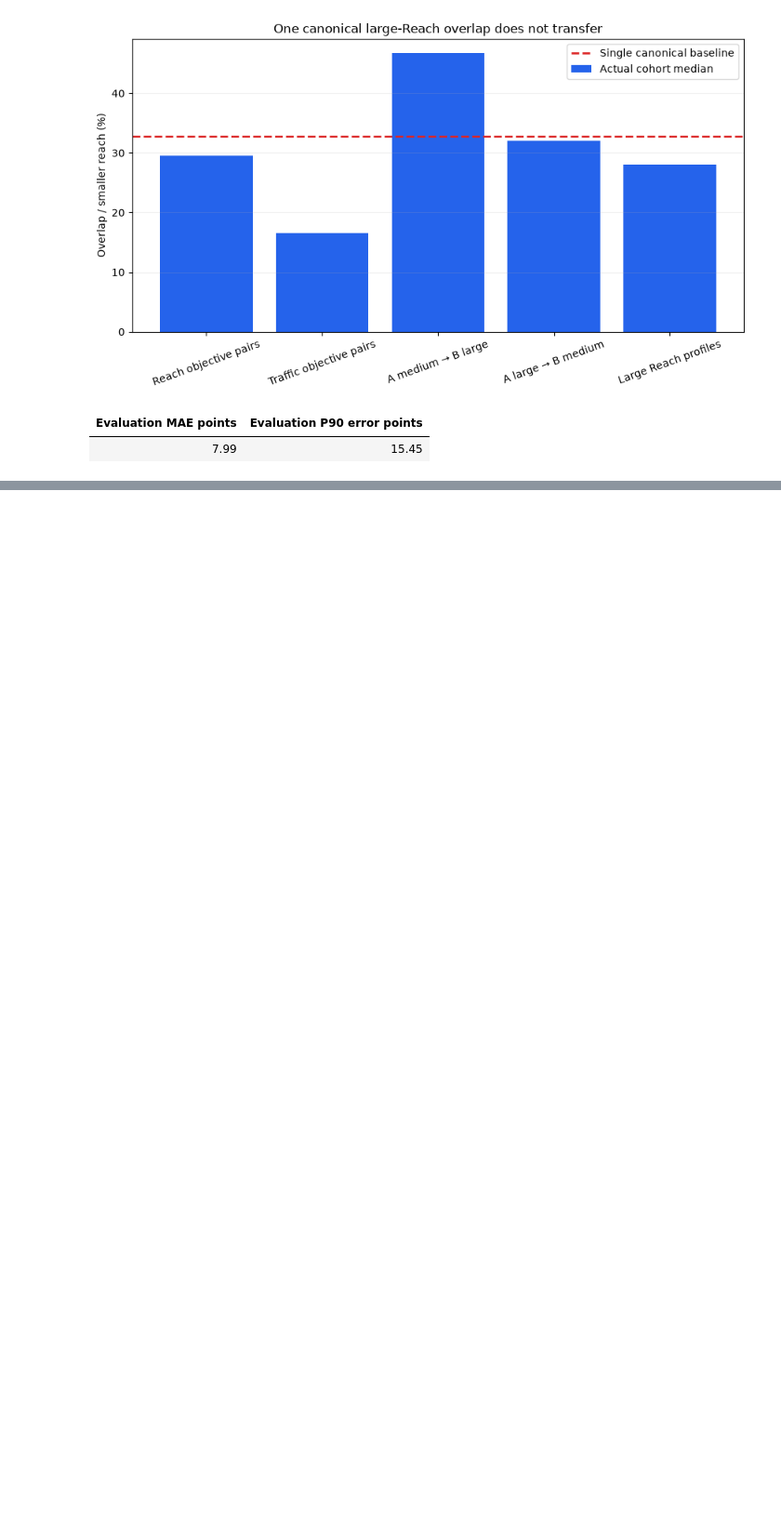
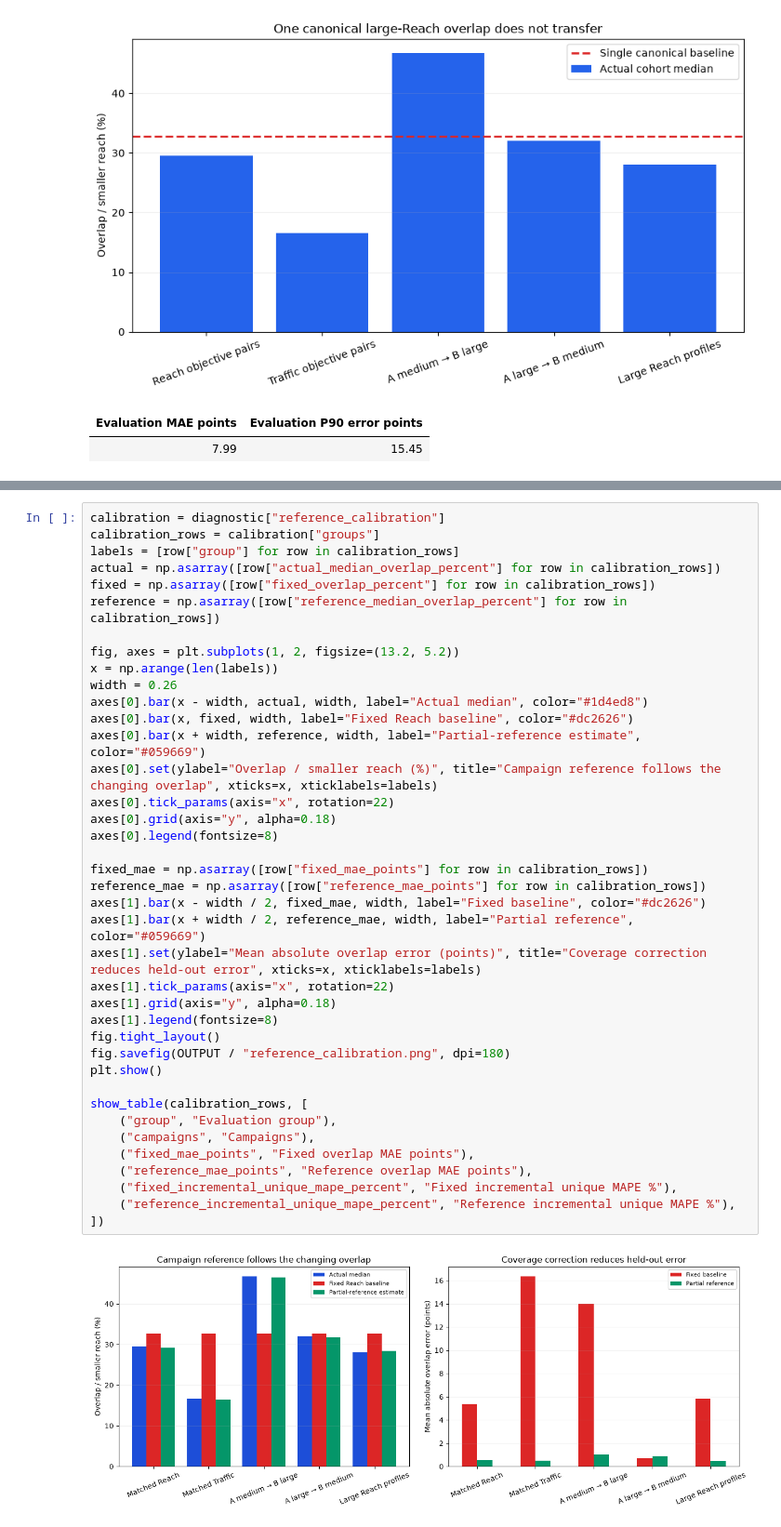
Before and after one commit to world-federation-of-advertisers/calibrated-vid, a Jupyter notebook: notebooks/behavioral_market_scenarios.ipynb, the cells around one changed output, grey strips where cells are left out. Shown at 93% size. Drawn from its saved outputs; the diff is of its cells as text; blank space fills up the shorter version.

Commit message:
feat: restore optional reference calibration

```diff
--- a/notebooks/behavioral_market_scenarios.ipynb
+++ b/notebooks/behavioral_market_scenarios.ipynb
@@ -332,0 +360,41 @@ show_table([diagnostic["global_model"]], [
+# %%
+calibration = diagnostic["reference_calibration"]
+calibration_rows = calibration["groups"]
+labels = [row["group"] for row in calibration_rows]
+actual = np.asarray([row["actual_median_overlap_percent"] for row in calibration_rows])
+fixed = np.asarray([row["fixed_overlap_percent"] for row in calibration_rows])
+reference = np.asarray([row["reference_median_overlap_percent"] for row in calibration_rows])
+
+fig, axes = plt.subplots(1, 2, figsize=(13.2, 5.2))
+x = np.arange(len(labels))
+width = 0.26
+axes[0].bar(x - width, actual, width, label="Actual median", color="#1d4ed8")
+axes[0].bar(x, fixed, width, label="Fixed Reach baseline", color="#dc2626")
+axes[0].bar(x + width, reference, width, label="Partial-reference estimate", color="#059669")
+axes[0].set(ylabel="Overlap / smaller reach (%)", title="Campaign reference follows the changing overlap", xticks=x, xticklabels=labels)
+axes[0].tick_params(axis="x", rotation=22)
+axes[0].grid(axis="y", alpha=0.18)
+axes[0].legend(fontsize=8)
+
+fixed_mae = np.asarray([row["fixed_mae_points"] for row in calibration_rows])
+reference_mae = np.asarray([row["reference_mae_points"] for row in calibration_rows])
+axes[1].bar(x - width / 2, fixed_mae, width, label="Fixed baseline", color="#dc2626")
+axes[1].bar(x + width / 2, reference_mae, width, label="Partial reference", color="#059669")
+axes[1].set(ylabel="Mean absolute overlap error (points)", title="Coverage correction reduces held-out error", xticks=x, xticklabels=labels)
+axes[1].tick_params(axis="x", rotation=22)
+axes[1].grid(axis="y", alpha=0.18)
+axes[1].legend(fontsize=8)
+fig.tight_layout()
+fig.savefig(OUTPUT / "reference_calibration.png", dpi=180)
+plt.show()
+
+show_table(calibration_rows, [
+    ("group", "Evaluation group"),
+    ("campaigns", "Campaigns"),
+    ("fixed_mae_points", "Fixed overlap MAE points"),
+    ("reference_mae_points", "Reference overlap MAE points"),
+    ("fixed_incremental_unique_mape_percent", "Fixed incremental unique MAPE %"),
+    ("reference_incremental_unique_mape_percent", "Reference incremental unique MAPE %"),
+])
+# %% [output]
+[figure, added]
```
Also changed, not shown: parts of 6 cells of this notebook, 7 other files.
